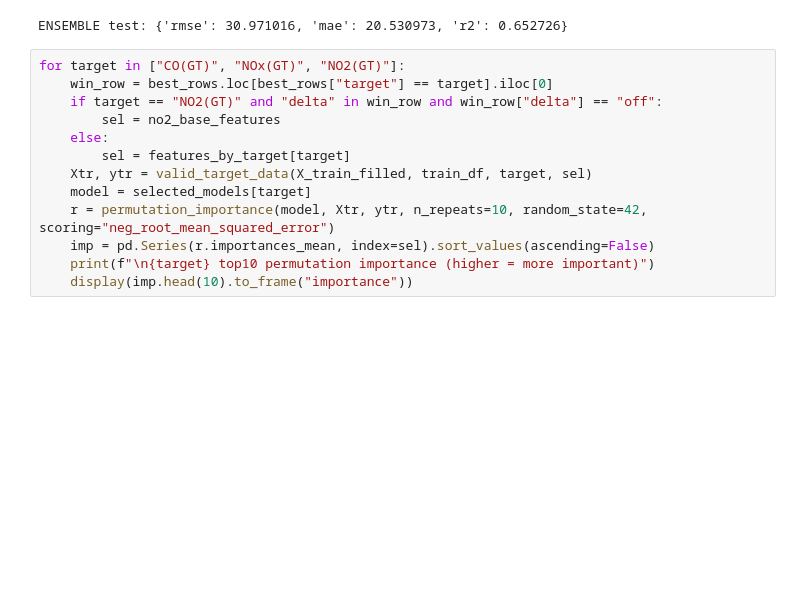
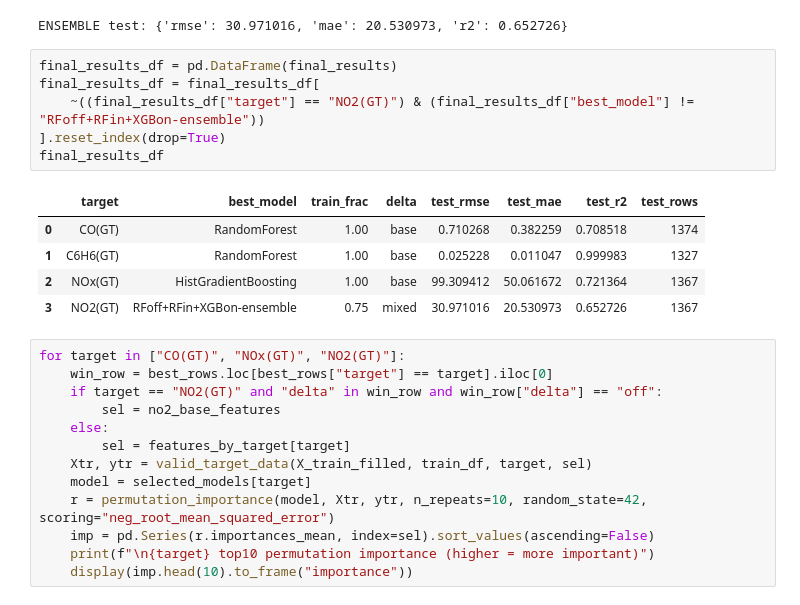
Before and after one commit to AkmalFazli27/air-quality-estimation, a Jupyter notebook: notebooks/modeling.ipynb, the cells around one changed output. Saved outputs shown, nothing was run; the diff lists cells and outputs as text; blank space fills up the shorter version.

Commit message:
feat: add final result table after no2 ensemble

```diff
--- a/notebooks/modeling.ipynb
+++ b/notebooks/modeling.ipynb
@@ -496,6 +496,18 @@ final_predictions["NO2(GT)_ensemble"] = (pd.Series(y_no2_test), test_ens)
 print("ENSEMBLE test:", {k: round(float(v), 6) for k, v in ens_metrics.items()})
 # %% [output]
 ENSEMBLE test: {'rmse': 30.971016, 'mae': 20.530973, 'r2': 0.652726}
+# %%
+final_results_df = pd.DataFrame(final_results)
+final_results_df = final_results_df[
+    ~((final_results_df["target"] == "NO2(GT)") & (final_results_df["best_model"] != "RFoff+RFin+XGBon-ensemble"))
+].reset_index(drop=True)
+final_results_df
+# %% [output]
+|  | target | best_model | train_frac | delta | test_rmse | test_mae | test_r2 | test_rows |
+| 0 | CO(GT) | RandomForest | 1.00 | base | 0.710268 | 0.382259 | 0.708518 | 1374 |
+| 1 | C6H6(GT) | RandomForest | 1.00 | base | 0.025228 | 0.011047 | 0.999983 | 1327 |
+| 2 | NOx(GT) | HistGradientBoosting | 1.00 | base | 99.309412 | 50.061672 | 0.721364 | 1367 |
+| 3 | NO2(GT) | RFoff+RFin+XGBon-ensemble | 0.75 | mixed | 30.971016 | 20.530973 | 0.652726 | 1367 |
 # %%
 for target in ["CO(GT)", "NOx(GT)", "NO2(GT)"]:
     win_row = best_rows.loc[best_rows["target"] == target].iloc[0]
```
